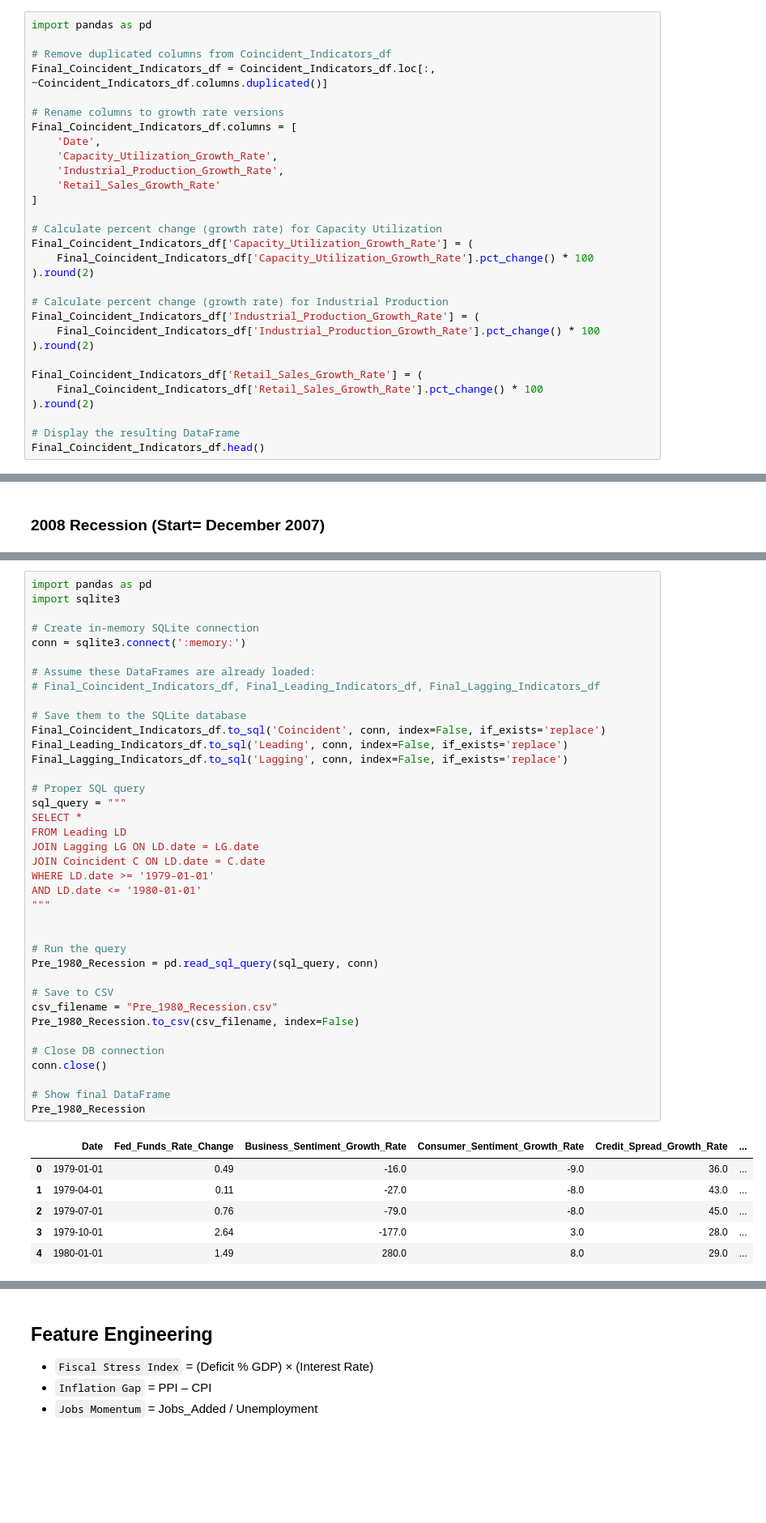
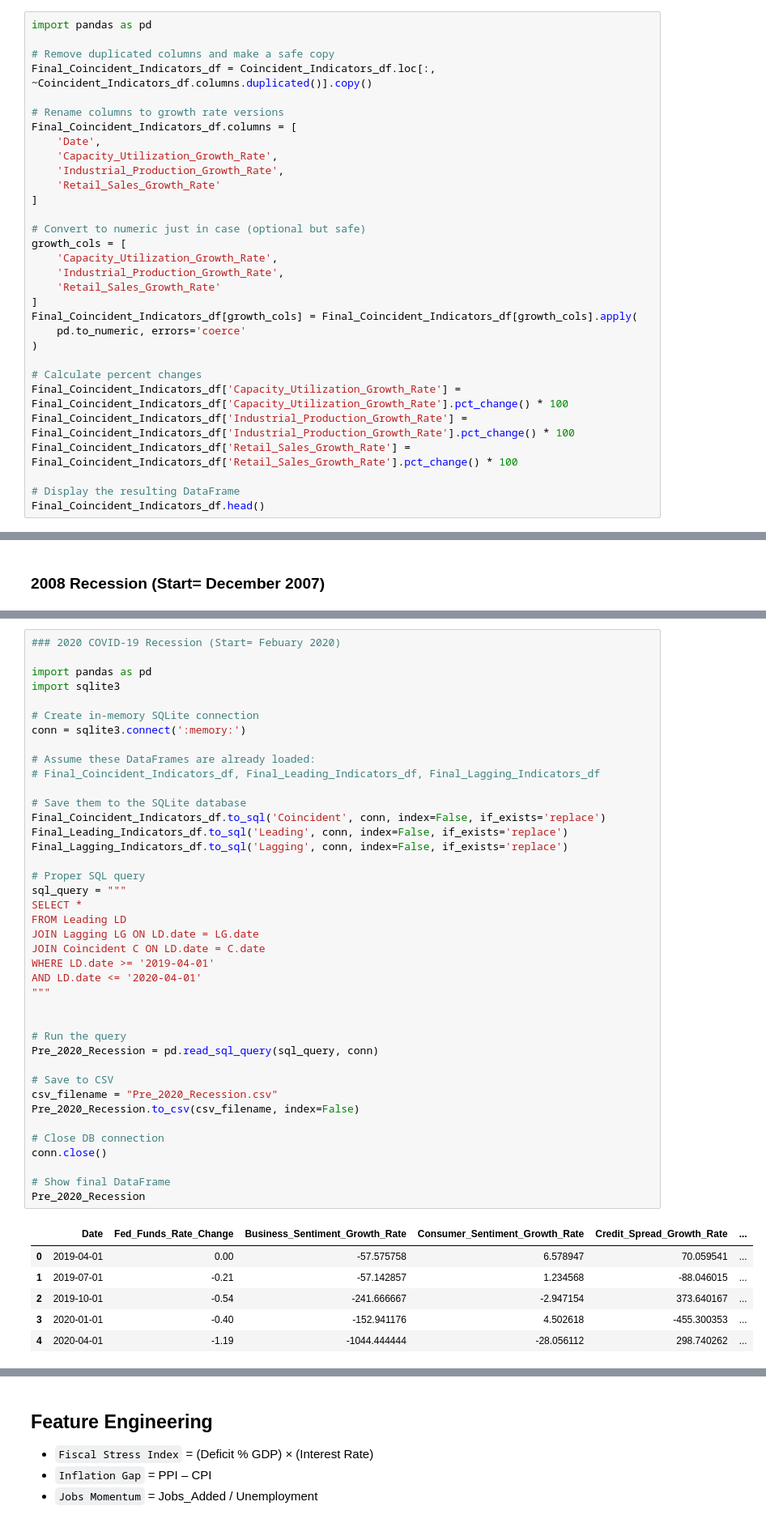
Before and after one commit to Makster04/FINAL_CAPSTONE_PROJECT, a Jupyter notebook: Notebook.ipynb, the cells around one changed output, grey strips where cells are left out. Shown: that part at 81% size. Saved outputs shown, nothing was run; the diff lists cells and outputs as text; blank space fills up the shorter version.

```diff
--- a/Notebook.ipynb
+++ b/Notebook.ipynb
@@ -342,8 +351,8 @@ Index(['observation_date', 'DFF', 'BSCICP02USM460S', 'UMCSENT', 'NFCICREDIT',
 # %%
 import pandas as pd
 
-# Remove duplicated columns from Coincident_Indicators_df
-Final_Coincident_Indicators_df = Coincident_Indicators_df.loc[:, ~Coincident_Indicators_df.columns.duplicated()]
+# Remove duplicated columns and make a safe copy
+Final_Coincident_Indicators_df = Coincident_Indicators_df.loc[:, ~Coincident_Indicators_df.columns.duplicated()].copy()
 
 # Rename columns to growth rate versions
 Final_Coincident_Indicators_df.columns = [
@@ -353,19 +362,20 @@ Final_Coincident_Indicators_df.columns = [
     'Retail_Sales_Growth_Rate'
 ]
 
-# Calculate percent change (growth rate) for Capacity Utilization
-Final_Coincident_Indicators_df['Capacity_Utilization_Growth_Rate'] = (
-    Final_Coincident_Indicators_df['Capacity_Utilization_Growth_Rate'].pct_change() * 100
-).round(2)
+# Convert to numeric just in case (optional but safe)
+growth_cols = [
+    'Capacity_Utilization_Growth_Rate',
+    'Industrial_Production_Growth_Rate',
+    'Retail_Sales_Growth_Rate'
+]
+Final_Coincident_Indicators_df[growth_cols] = Final_Coincident_Indicators_df[growth_cols].apply(
+    pd.to_numeric, errors='coerce'
+)
 
-# Calculate percent change (growth rate) for Industrial Production
-Final_Coincident_Indicators_df['Industrial_Production_Growth_Rate'] = (
-    Final_Coincident_Indicators_df['Industrial_Production_Growth_Rate'].pct_change() * 100
-).round(2)
-
-Final_Coincident_Indicators_df['Retail_Sales_Growth_Rate'] = (
-    Final_Coincident_Indicators_df['Retail_Sales_Growth_Rate'].pct_change() * 100
-).round(2)
+# Calculate percent changes
+Final_Coincident_Indicators_df['Capacity_Utilization_Growth_Rate'] = Final_Coincident_Indicators_df['Capacity_Utilization_Growth_Rate'].pct_change() * 100
+Final_Coincident_Indicators_df['Industrial_Production_Growth_Rate'] = Final_Coincident_Indicators_df['Industrial_Production_Growth_Rate'].pct_change() * 100
+Final_Coincident_Indicators_df['Retail_Sales_Growth_Rate'] = Final_Coincident_Indicators_df['Retail_Sales_Growth_Rate'].pct_change() * 100
 
 # Display the resulting DataFrame
 Final_Coincident_Indicators_df.head()
@@ -655,45 +660,47 @@ Pre_2008_Recession
 # %%
+### 2020 COVID-19 Recession (Start= Febuary 2020)
+
 import pandas as pd
 import sqlite3
 
 # Create in-memory SQLite connection
 conn = sqlite3.connect(':memory:')
 
 # Assume these DataFrames are already loaded:
 # Final_Coincident_Indicators_df, Final_Leading_Indicators_df, Final_Lagging_Indicators_df
 
 # Save them to the SQLite database
 Final_Coincident_Indicators_df.to_sql('Coincident', conn, index=False, if_exists='replace')
 Final_Leading_Indicators_df.to_sql('Leading', conn, index=False, if_exists='replace')
 Final_Lagging_Indicators_df.to_sql('Lagging', conn, index=False, if_exists='replace')
 
 # Proper SQL query
 sql_query = """
 SELECT *
 FROM Leading LD
 JOIN Lagging LG ON LD.date = LG.date
 JOIN Coincident C ON LD.date = C.date
-WHERE LD.date >= '1979-01-01'
-AND LD.date <= '1980-01-01'
+WHERE LD.date >= '2019-04-01'
+AND LD.date <= '2020-04-01'
 """
 
 
 # Run the query
-Pre_1980_Recession = pd.read_sql_query(sql_query, conn)
+Pre_2020_Recession = pd.read_sql_query(sql_query, conn)
 
 # Save to CSV
-csv_filename = "Pre_1980_Recession.csv"
-Pre_1980_Recession.to_csv(csv_filename, index=False)
+csv_filename = "Pre_2020_Recession.csv"
+Pre_2020_Recession.to_csv(csv_filename, index=False)
 
 # Close DB connection
 conn.close()
 
 # Show final DataFrame
-Pre_1980_Recession
+Pre_2020_Recession
 # %% [output]
 |  | Date | Fed_Funds_Rate_Change | Business_Sentiment_Growth_Rate | Consumer_Sentiment_Growth_Rate | Credit_Spread_Growth_Rate | ... |
-| 0 | 1979-01-01 | 0.49 | -16.0 | -9.0 | 36.0 | ... |
-| 1 | 1979-04-01 | 0.11 | -27.0 | -8.0 | 43.0 | ... |
-| 2 | 1979-07-01 | 0.76 | -79.0 | -8.0 | 45.0 | ... |
-| 3 | 1979-10-01 | 2.64 | -177.0 | 3.0 | 28.0 | ... |
-| 4 | 1980-01-01 | 1.49 | 280.0 | 8.0 | 29.0 | ... |
+| 0 | 2019-04-01 | 0.00 | -57.575758 | 6.578947 | 70.059541 | ... |
+| 1 | 2019-07-01 | -0.21 | -57.142857 | 1.234568 | -88.046015 | ... |
+| 2 | 2019-10-01 | -0.54 | -241.666667 | -2.947154 | 373.640167 | ... |
+| 3 | 2020-01-01 | -0.40 | -152.941176 | 4.502618 | -455.300353 | ... |
+| 4 | 2020-04-01 | -1.19 | -1044.444444 | -28.056112 | 298.740262 | ... |
```
Also changed, not shown: parts of 19 cells of this notebook, 8 other files.
